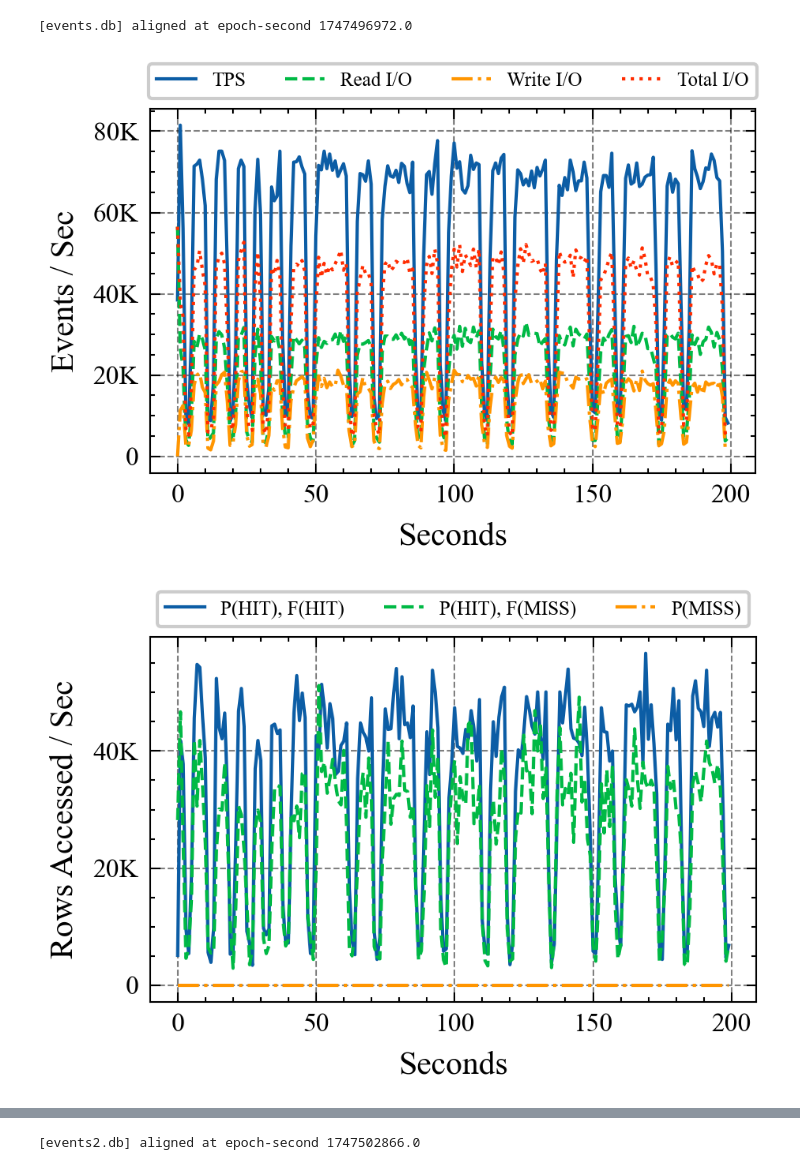
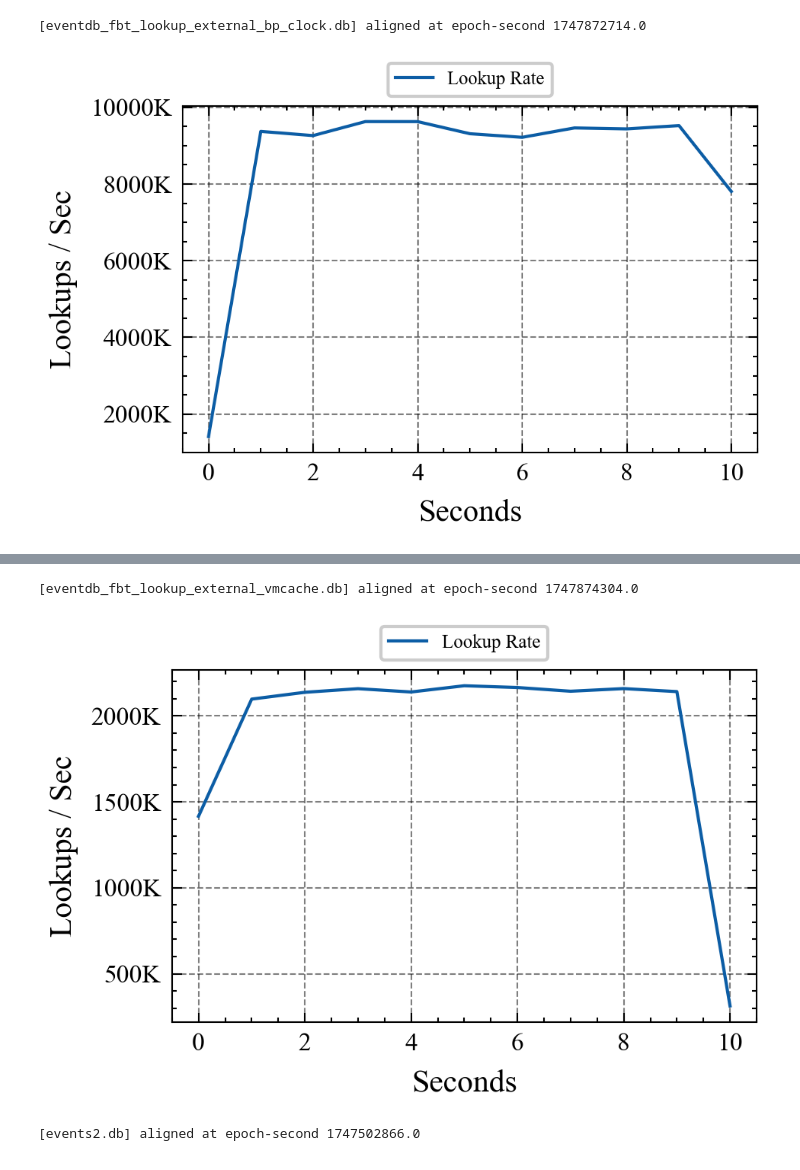
Before and after one commit to rotaki/FosterBtree, a Jupyter notebook: plot_tpcc_detail.ipynb, the cells around one changed output, grey strips where cells are left out. Cells and saved outputs as stored; diff of their text form; code cells hidden in the pictures.

Commit message:
lookup experiment

```diff
--- a/plot_tpcc_detail.ipynb
+++ b/plot_tpcc_detail.ipynb
@@ -53,6 +53,25 @@ class EventDB:
         WHERE 1=1 {where}
         GROUP BY sec, container
         ORDER  BY sec, container;"""
+        return self.con.execute(sql, params).df()
+
+    def _lookup_df(self, where, params):
+        """
+        Per-second lookup rate.
+
+        Returns columns:
+            sec         – epoch second (INTEGER)
+            lookup_sec  – lookups / second, scaled back to 100 %
+        """
+        sql = f"""
+            SELECT
+                floor(ts / 1e9)            AS sec,
+                COUNT(*) * 100             AS lookup_sec
+            FROM lookup
+            WHERE 1 = 1 {where}
+            GROUP BY sec
+            ORDER BY sec;
+        """
         return self.con.execute(sql, params).df()
 
     # ── public graph-drawing API ────────────────────────────────
@@ -131,6 +150,27 @@ class EventDB:
             ).df()
             display(df)
 
+    def plot_lookup(self, *, start_ts_ns=None, end_ts_ns=None):
+        where, params = self._time_pred(start_ts_ns, end_ts_ns)
+        lookup = self._lookup_df(where, params)
+        if lookup.empty:
+            print("⚠️  no rows returned for that time window")
+            return
+
+        first = self._align_time(lookup)
+        print(f"[{self.path}] aligned at epoch-second {first}")
+
+        fig3, ax3 = plt.subplots()
+        ax3.plot(lookup["t"], lookup["lookup_sec"], label="Lookup Rate")
+        ax3.set_xlabel("Seconds")
+        ax3.set_ylabel("Lookups / Sec")
+        # ax3.set_title("Lookup Rate")
+        ax3.legend()
+        # fig3.tight_layout()
+        ax3.legend(ncol=4, loc='upper center', bbox_to_anchor=(0.5, 1.15))
+        ax3.yaxis.set_major_formatter(FuncFormatter(thousands_formatter))
+        plt.show()
+
 def thousands_formatter(x, pos):
     # Convert x to thousands and format as two digits (if desired)
     # This will force two-digit formatting for values less than 100.
@@ -142,12 +182,11 @@ def thousands_formatter(x, pos):
     return f'{int(x/1000):02d}K'
 # %%
 # one connection, many calls
-db = EventDB("events.db")
+db = EventDB("eventdb_fbt_lookup_external_bp_clock.db")
 
-db.plot()                           # default everything
+db.plot_lookup()                           # default everything
 # db.plot(show_cols=("tps","total_sec"), containers=(6,))   # custom view
 # db.preview(rows=5)                  # peek at raw rows
 # %% [output]
-[events.db] aligned at epoch-second 1747496972.0
+[eventdb_fbt_lookup_external_bp_clock.db] aligned at epoch-second 1747872714.0
-[figure, old version]
+[figure, new version]
-[figure, removed]
@@ -155,3 +193,9 @@ db.plot()                           # default everything
+# %%
+db = EventDB("eventdb_fbt_lookup_external_vmcache.db")
+db.plot_lookup()                           # default everything
+# %% [output]
+[eventdb_fbt_lookup_external_vmcache.db] aligned at epoch-second 1747874304.0
+[figure, added]
 # %%
 # open a *second* file without touching the first
 other = EventDB("events2.db")
```
Also changed, not shown: parts of 1 cell of this notebook, 7 other files.
